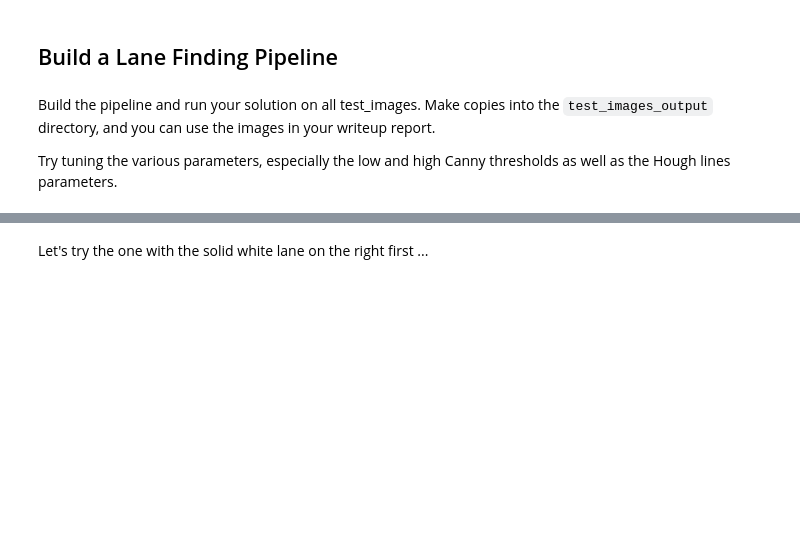
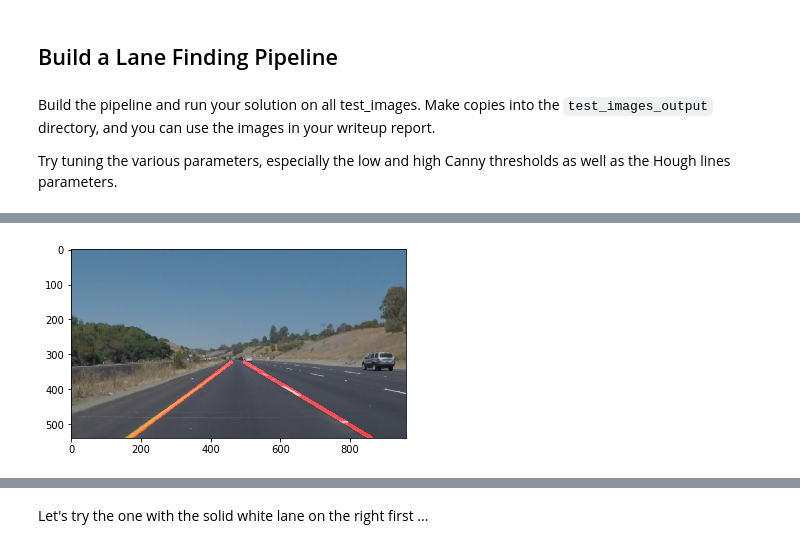
Before and after one commit to sandeep-datta/CarND-LaneLines-P1, a Jupyter notebook: P1.ipynb, the cells around one changed output, grey strips where cells are left out. Cells and saved outputs as stored; diff of their text form; code cells hidden in the pictures; blank space fills up the shorter version.

```diff
--- a/P1.ipynb
+++ b/P1.ipynb
@@ -454,0 +189,95 @@ NDArray: 'aimg' shape: (540, 960, 3) dtype: uint8
+# %%
+# TODO: Build your pipeline that will draw lane lines on the test_images
+# then save them to the test_images directory.
+
+def draw_average_line(img, slopes, y_intercepts, color, thickness):
+    if slopes:
+        ymax = img.shape[0] - 1 if img.shape[0] else 0
+        xmax = img.shape[1] - 1 if img.shape[1] else 0
+
+        # Get lane line parameters by averaging
+        avg_slope = np.mean(slopes)
+        avg_y_intercept = np.mean(y_intercepts)
+
+        # Note: y = mx + b => x = (y - b)/m
+
+        start_x = np.clip(int((ymax - avg_y_intercept) / avg_slope), 0, xmax)
+
+        end_y = int(ymax*0.6)
+        end_x = np.clip(int((end_y - avg_y_intercept) / avg_slope), 0, xmax)
+
+        start = (start_x, ymax)
+        end = (end_x, end_y)
+        cv2.line(img, start, end, color, thickness)
+
+def draw_lines(img, lines, color=[255, 0, 0], thickness=10):
+    """
+    This function draws `lines` with `color` and `thickness`.
+    Lines are drawn on the image inplace (mutates the image).
+    If you want to make the lines semi-transparent, think about combining
+    this function with the weighted_img() function below
+    """
+
+    left_slopes = []
+    left_y_intercepts = []
+
+    right_slopes = []
+    right_y_intercepts = []
+
+    for line in lines:
+        for x1,y1,x2,y2 in line:
+            slope, intercept = np.polyfit([x1, x2], [y1, y2], 1)
+
+            if not (0.5 < abs(slope) and abs(slope) < 1.5):
+                continue
+
+            if slope < 0:
+                left_slopes.append(slope)
+                left_y_intercepts.append(intercept)
+            elif slope > 0:
+                right_slopes.append(slope)
+                right_y_intercepts.append(intercept)
+
+    ymax = img.shape[0] - 1 if img.shape[0] else 0
+    xmax = img.shape[1] - 1 if img.shape[1] else 0
+
+    draw_average_line(img, left_slopes, left_y_intercepts, color, thickness)
+    draw_average_line(img, right_slopes, right_y_intercepts, color, thickness)
+
+
+def anotate_lane(image):
+    gray = grayscale(image)
+    edges = canny(gray, 80, 160)
+
+    xdim = edges.shape[1]
+    ydim = edges.shape[0]
+    vertices = np.array([[(0,ydim), (xdim*0.45, ydim*0.6), (xdim*0.6, ydim*0.6), (xdim, ydim)]], dtype=np.int32)
+
+    cropped_edges = region_of_interest(edges, vertices)
+
+    img_lines = hough_lines(cropped_edges, rho=1, theta=math.pi/180, threshold=40, min_line_len=5, max_line_gap=1)
+
+    annotated_img = weighted_img(img_lines, image)
+
+    return annotated_img
+
+def hough_lines(img, rho, theta, threshold, min_line_len, max_line_gap):
+    """
+    `img` should be the output of a Canny transform.
+
+    Returns an image with hough lines drawn.
+    """
+    lines = cv2.HoughLinesP(img, rho, theta, threshold, np.array([]), minLineLength=min_line_len, maxLineGap=max_line_gap)
+    line_img = np.zeros((img.shape[0], img.shape[1], 3), dtype=np.uint8)
+    draw_lines(line_img, lines)
+    return line_img
+
+from os import path
+
+for imgFileName in os.listdir('test_images/'):
+    image = mpimg.imread(path.join('test_images/', imgFileName))
+    #print("Processing: ", imgFileName)
+    #show_image(image, imgFileName)
+    aimg = anotate_lane(image)
+    show_image(aimg, 'aimg')
+# %% [output]
@@ -454,0 +285 @@ NDArray: 'aimg' shape: (540, 960, 3) dtype: uint8
+[figure, added]
```
Also changed, not shown: parts of 6 cells of this notebook, 1 other file.
